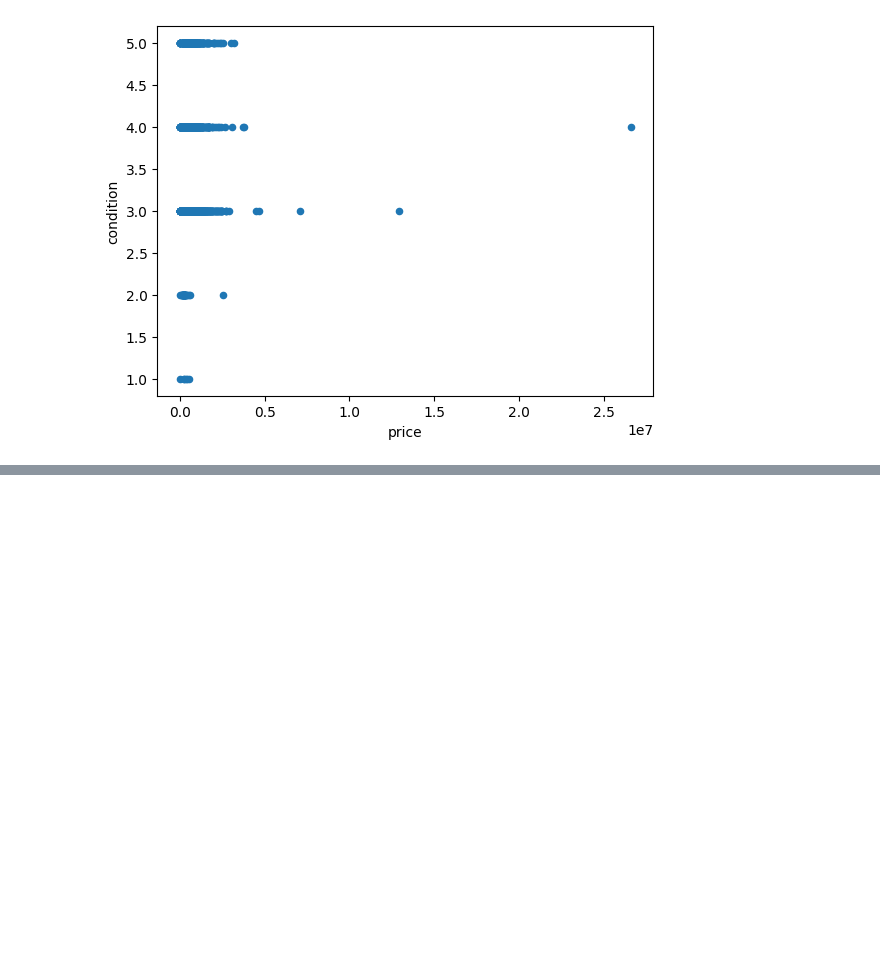
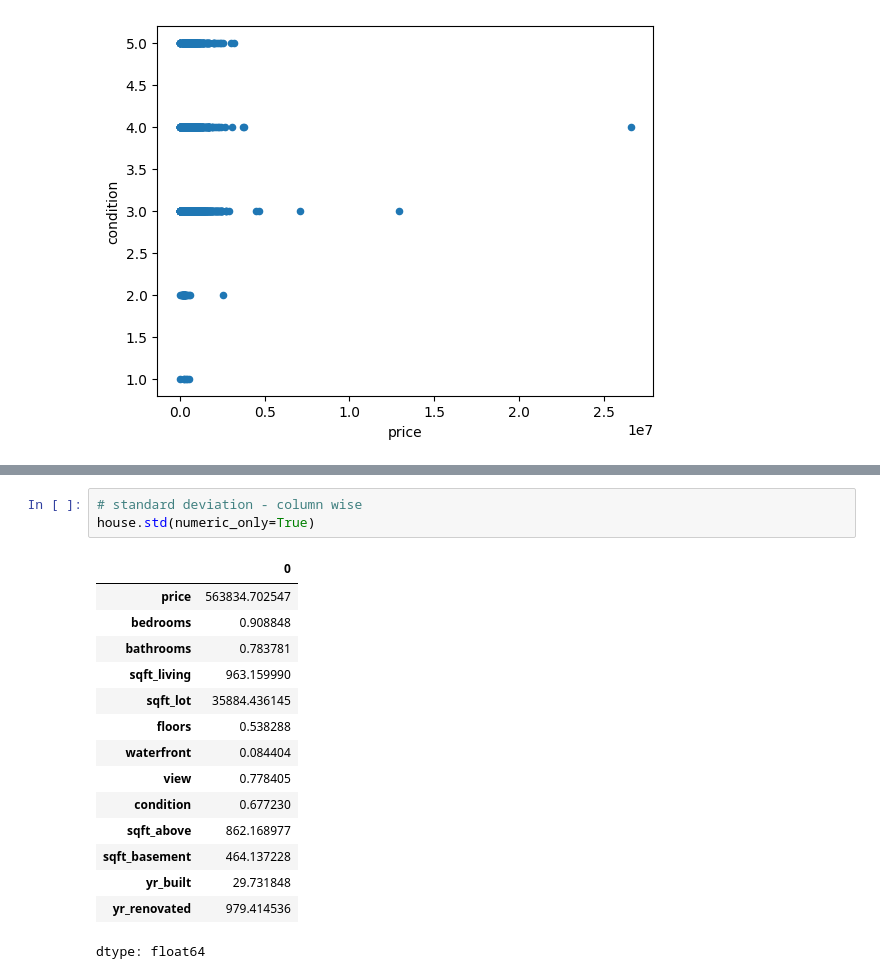
Before and after one commit to Divyanshi082004/ml-project, a Jupyter notebook: pandas.ipynb, the cells around one changed output, grey strips where cells are left out. Cells and saved outputs as stored; diff of their text form; blank space fills up the shorter version.

```diff
--- a/pandas.ipynb
+++ b/pandas.ipynb
@@ -476,0 +607,19 @@ house.plot.scatter(x='price', y='condition')
+# %%
+# standard deviation - column wise
+house.std(numeric_only=True)
+# %% [output]
+|  | 0 |
+| price | 563834.702547 |
+| bedrooms | 0.908848 |
+| bathrooms | 0.783781 |
+| sqft_living | 963.159990 |
+| sqft_lot | 35884.436145 |
+| floors | 0.538288 |
+| waterfront | 0.084404 |
+| view | 0.778405 |
+| condition | 0.677230 |
+| sqft_above | 862.168977 |
+| sqft_basement | 464.137228 |
+| yr_built | 29.731848 |
+| yr_renovated | 979.414536 |
+dtype: float64
```
Also changed, not shown: parts of 11 cells of this notebook.
